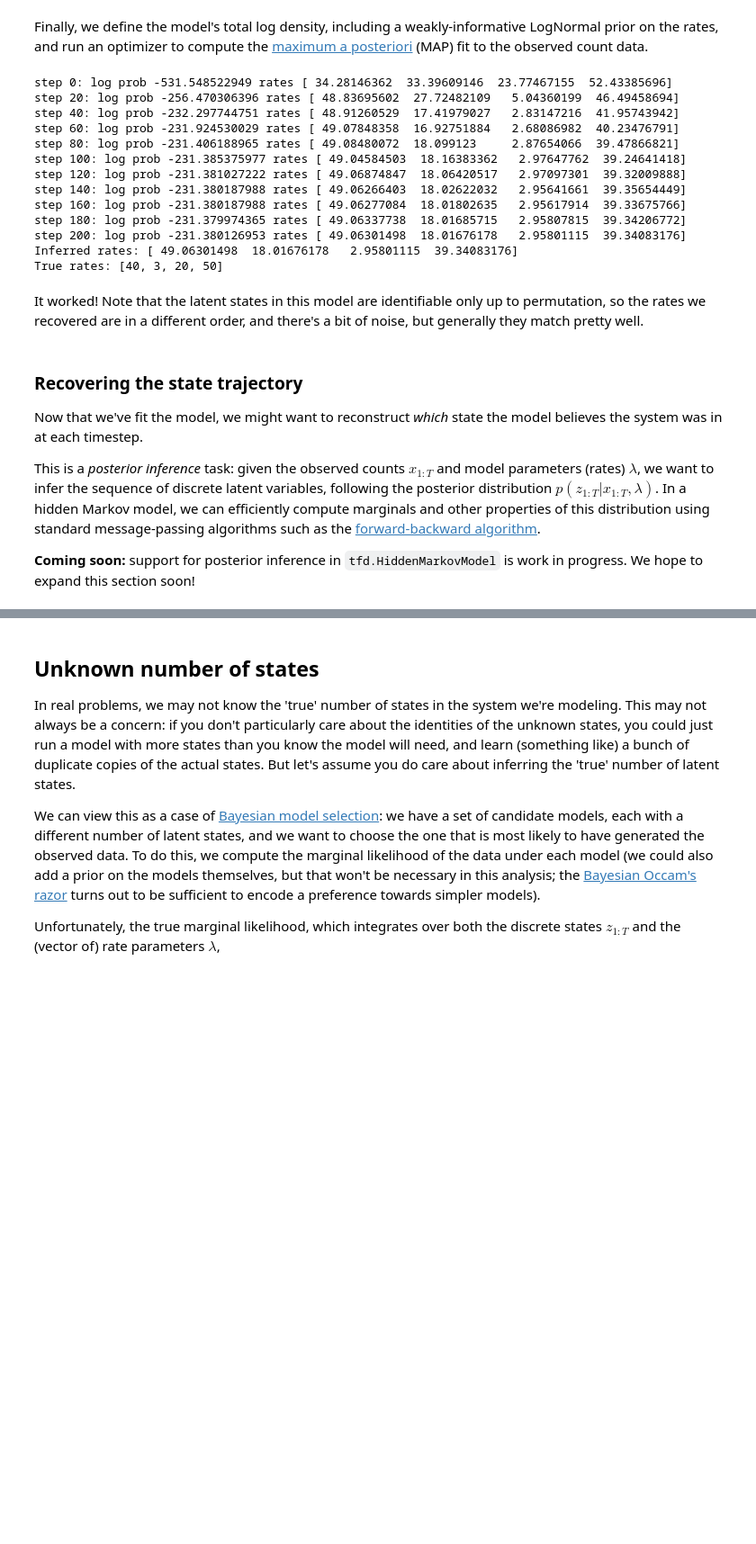
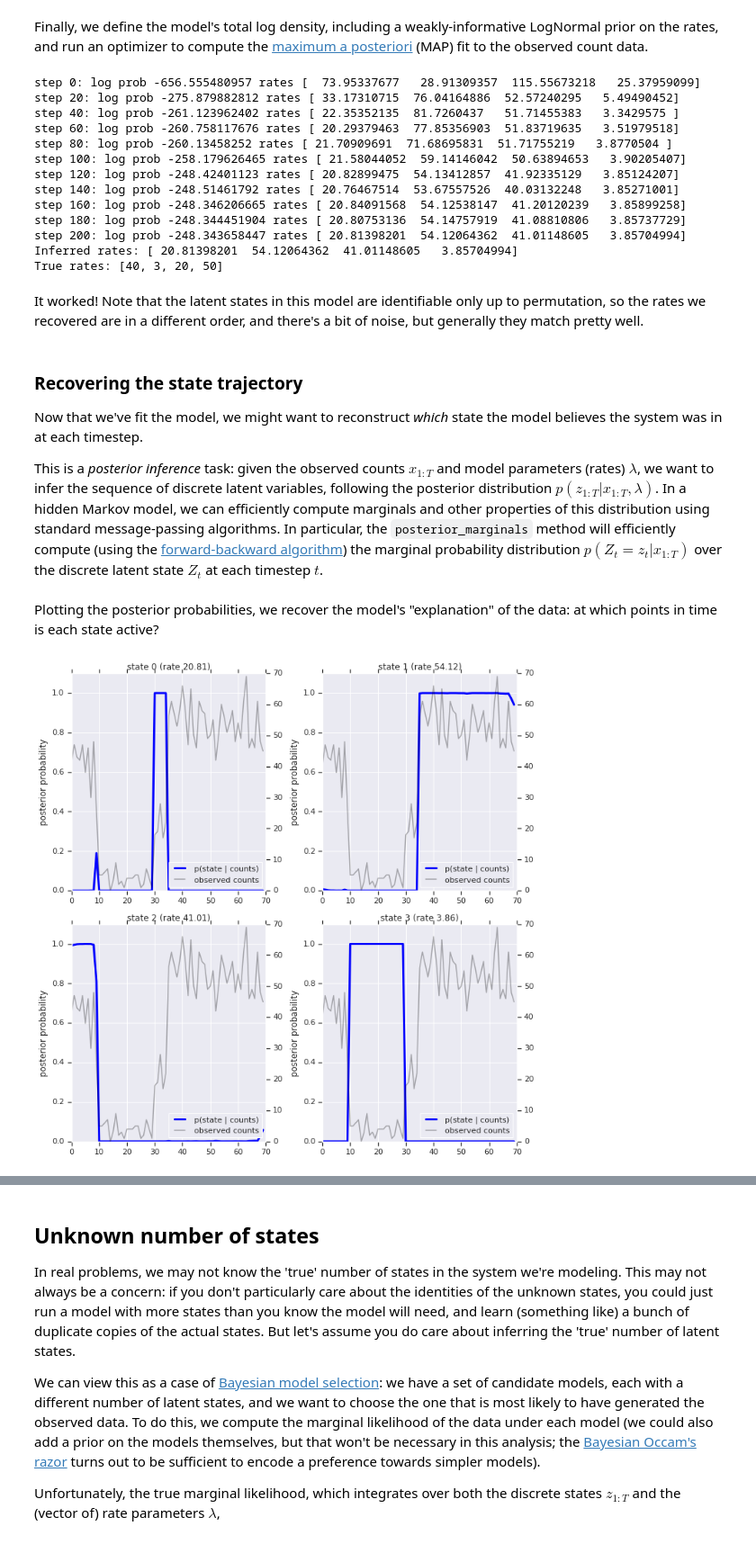
Before and after one commit to tensorflow/probability, a Jupyter notebook: tensorflow_probability/examples/jupyter_notebooks/Multiple_changepoint_detection_and_Bayesian_model_selection.ipynb, the cells around one changed output, grey strips where cells are left out. Shown at 90% size. Drawn from its saved outputs; the diff is of its cells as text; code cells hidden in the pictures; blank space fills up the shorter version.

Commit message:
Add posterior inference to HMM multiple changepoint detection notebook.
PiperOrigin-RevId: 233470669

```diff
--- a/tensorflow_probability/examples/jupyter_notebooks/Multiple_changepoint_detection_and_Bayesian_model_selection.ipynb
+++ b/tensorflow_probability/examples/jupyter_notebooks/Multiple_changepoint_detection_and_Bayesian_model_selection.ipynb
@@ -120,30 +120,30 @@ total_log_prob = (
 
 train_op = tf.train.AdamOptimizer(0.1).minimize(-total_log_prob)
 # %%
-with tf.Session() as sess:
-  sess.run(tf.global_variables_initializer())
+sess = tf.Session()
+sess.run(tf.global_variables_initializer())
 
-  for step in range(201):
-    _, loss_, rates_ = sess.run((train_op, total_log_prob, trainable_rates))
+for step in range(201):
+  _, loss_, rates_ = sess.run((train_op, total_log_prob, trainable_rates))
 
-    if step % 20 == 0:
-      print("step {}: log prob {} rates {}".format(step, loss_, rates_))
+  if step % 20 == 0:
+    print("step {}: log prob {} rates {}".format(step, loss_, rates_))
 
 print("Inferred rates: {}".format(rates_))
 print("True rates: {}".format(true_rates))
 # %% [output]
-step 0: log prob -531.548522949 rates [ 34.28146362  33.39609146  23.77467155  52.43385696]
-step 20: log prob -256.470306396 rates [ 48.83695602  27.72482109   5.04360199  46.49458694]
-step 40: log prob -232.297744751 rates [ 48.91260529  17.41979027   2.83147216  41.95743942]
-step 60: log prob -231.924530029 rates [ 49.07848358  16.92751884   2.68086982  40.23476791]
-step 80: log prob -231.406188965 rates [ 49.08480072  18.099123     2.87654066  39.47866821]
-step 100: log prob -231.385375977 rates [ 49.04584503  18.16383362   2.97647762  39.24641418]
-step 120: log prob -231.381027222 rates [ 49.06874847  18.06420517   2.97097301  39.32009888]
-step 140: log prob -231.380187988 rates [ 49.06266403  18.02622032   2.95641661  39.35654449]
-step 160: log prob -231.380187988 rates [ 49.06277084  18.01802635   2.95617914  39.33675766]
-step 180: log prob -231.379974365 rates [ 49.06337738  18.01685715   2.95807815  39.34206772]
-step 200: log prob -231.380126953 rates [ 49.06301498  18.01676178   2.95801115  39.34083176]
-Inferred rates: [ 49.06301498  18.01676178   2.95801115  39.34083176]
+step 0: log prob -656.555480957 rates [  73.95337677   28.91309357  115.55673218   25.37959099]
+step 20: log prob -275.879882812 rates [ 33.17310715  76.04164886  52.57240295   5.49490452]
+step 40: log prob -261.123962402 rates [ 22.35352135  81.7260437   51.71455383   3.3429575 ]
+step 60: log prob -260.758117676 rates [ 20.29379463  77.85356903  51.83719635   3.51979518]
+step 80: log prob -260.13458252 rates [ 21.70909691  71.68695831  51.71755219   3.8770504 ]
+step 100: log prob -258.179626465 rates [ 21.58044052  59.14146042  50.63894653   3.90205407]
+step 120: log prob -248.42401123 rates [ 20.82899475  54.13412857  41.92335129   3.85124207]
+step 140: log prob -248.51461792 rates [ 20.76467514  53.67557526  40.03132248   3.85271001]
+step 160: log prob -248.346206665 rates [ 20.84091568  54.12538147  41.20120239   3.85899258]
+step 180: log prob -248.344451904 rates [ 20.80753136  54.14757919  41.08810806   3.85737729]
+step 200: log prob -248.343658447 rates [ 20.81398201  54.12064362  41.01148605   3.85704994]
+Inferred rates: [ 20.81398201  54.12064362  41.01148605   3.85704994]
 True rates: [40, 3, 20, 50]
 # %% [markdown]
 It worked! Note that the latent states in this model are identifiable only up to permutation, so the rates we recovered are in a different order, and there's a bit of noise, but generally they match pretty well.
@@ -152,6 +152,8 @@ It worked! Note that the latent states in this model are identifiable only up to
 
 Now that we've fit the model, we might want to reconstruct *which* state the model believes the system was in at each timestep.
 
-This is a *posterior inference* task: given the observed counts $x_{1:T}$ and model parameters (rates) $\lambda$, we want to infer the sequence of discrete latent variables, following the posterior distribution $p(z_{1:T} | x_{1:T}, \lambda)$. In a hidden Markov model, we can efficiently compute marginals and other properties of this distribution using standard message-passing algorithms such as the [forward-backward algorithm](https://en.wikipedia.org/wiki/Forward%E2%80%93backward_algorithm).
-
-**Coming soon:** support for posterior inference in `tfd.HiddenMarkovModel` is work in progress. We hope to expand this section soon!
+This is a *posterior inference* task: given the observed counts $x_{1:T}$ and model parameters (rates) $\lambda$, we want to infer the sequence of discrete latent variables, following the posterior distribution $p(z_{1:T} | x_{1:T}, \lambda)$. In a hidden Markov model, we can efficiently compute marginals and other properties of this distribution using standard message-passing algorithms. In particular, the `posterior_marginals` method will efficiently compute (using the [forward-backward algorithm](https://en.wikipedia.org/wiki/Forward%E2%80%93backward_algorithm)) the marginal probability distribution $p(Z_t = z_t | x_{1:T})$ over the discrete latent state $Z_t$ at each timestep $t$.
+# %%
+# Runs forward-backward algorithm to compute marginal posteriors.
+posterior_dists = hmm.posterior_marginals(observed_counts)
+posterior_probs_ = sess.run(posterior_dists.probs)  # extract the probabilities.
@@ -157,0 +162,33 @@ This is a *posterior inference* task: given the observed counts $x_{1:T}$ and mo
+# %% [markdown]
+Plotting the posterior probabilities, we recover the model's "explanation" of the data: at which points in time is each state active?
+# %%
+def plot_state_posterior(ax, state_posterior_probs, title):
+  ln1 = ax.plot(state_posterior_probs, c='blue', lw=3, label='p(state | counts)')
+  ax.set_ylim(0., 1.1)
+  ax.set_ylabel('posterior probability')
+  ax2 = ax.twinx()
+  ln2 = ax2.plot(observed_counts, c='black', alpha=0.3, label='observed counts')
+  ax2.set_title(title)
+  ax2.set_xlabel("time")
+  lns = ln1+ln2
+  labs = [l.get_label() for l in lns]
+  ax.legend(lns, labs, loc=4)
+  ax.grid(True, color='white')
+  ax2.grid(False)
+
+fig = plt.figure(figsize=(10, 10))
+plot_state_posterior(fig.add_subplot(2, 2, 1),
+                     posterior_probs_[:, 0],
+                     title="state 0 (rate {:.2f})".format(rates_[0]))
+plot_state_posterior(fig.add_subplot(2, 2, 2),
+                     posterior_probs_[:, 1],
+                     title="state 1 (rate {:.2f})".format(rates_[1]))
+plot_state_posterior(fig.add_subplot(2, 2, 3),
+                     posterior_probs_[:, 2],
+                     title="state 2 (rate {:.2f})".format(rates_[2]))
+plot_state_posterior(fig.add_subplot(2, 2, 4),
+                     posterior_probs_[:, 3],
+                     title="state 3 (rate {:.2f})".format(rates_[3]))
+plt.tight_layout()
+# %% [output]
+[figure, added]
```
Also changed, not shown: parts of 14 cells of this notebook.
